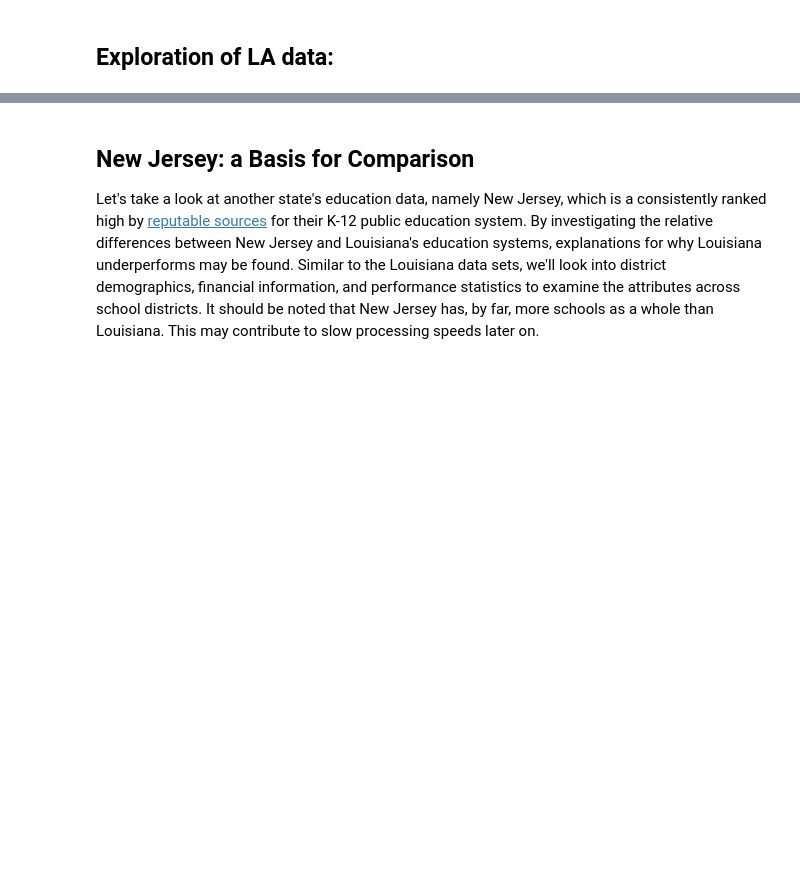
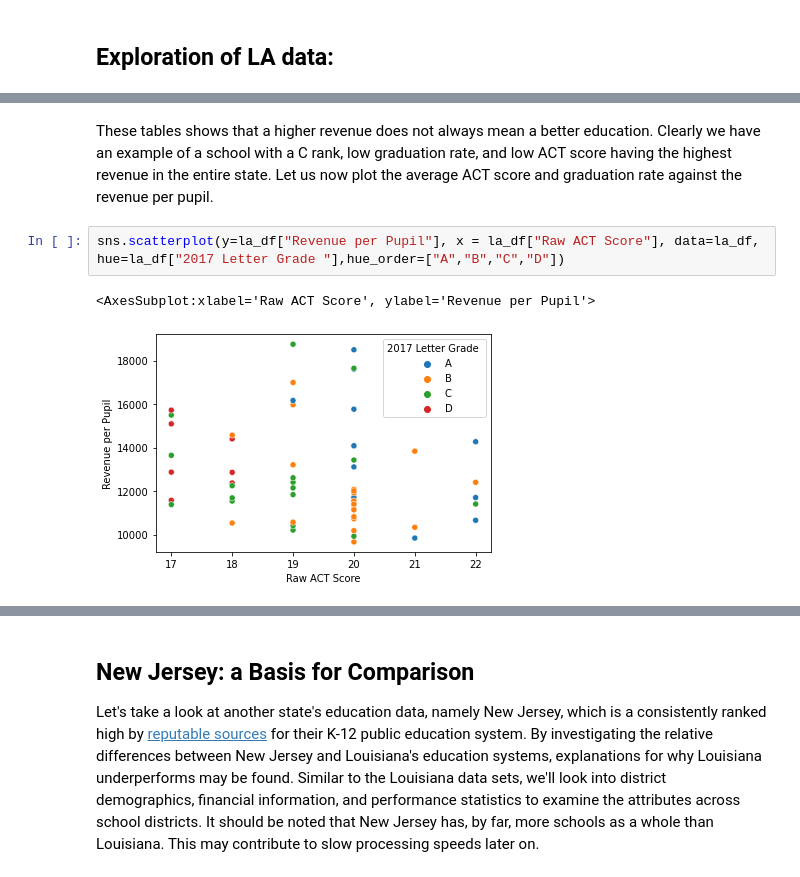
Before and after one commit to NickOuellet/NickOuellet.github.io, a Jupyter notebook: Final_Tutorial.ipynb, the cells around one changed output, grey strips where cells are left out. Cells and saved outputs as stored; diff of their text form; blank space fills up the shorter version.

```diff
--- a/Final_Tutorial.ipynb
+++ b/Final_Tutorial.ipynb
@@ -235,0 +311,7 @@ Our intuition would tell us that the higher ranked schools would have a higher R
+# %% [markdown]
+These tables shows that a higher revenue does not always mean a better education. Clearly we have an example of a school with a C rank, low graduation rate, and low ACT score having the highest revenue in the entire state. Let us now plot the average ACT score and graduation rate against the revenue per pupil.
+# %%
+sns.scatterplot(y=la_df["Revenue per Pupil"], x = la_df["Raw ACT Score"], data=la_df, hue=la_df["2017 Letter Grade "],hue_order=["A","B","C","D"])
+# %% [output]
+<AxesSubplot:xlabel='Raw ACT Score', ylabel='Revenue per Pupil'>
+[figure, added]
```
Also changed, not shown: parts of 24 cells of this notebook.
